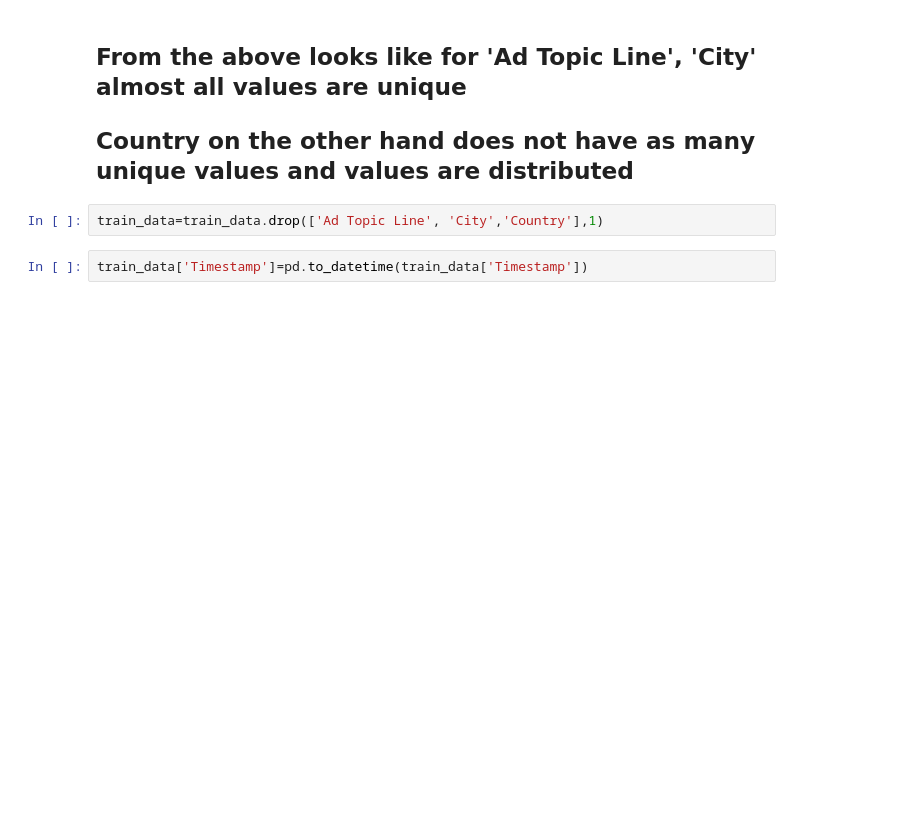
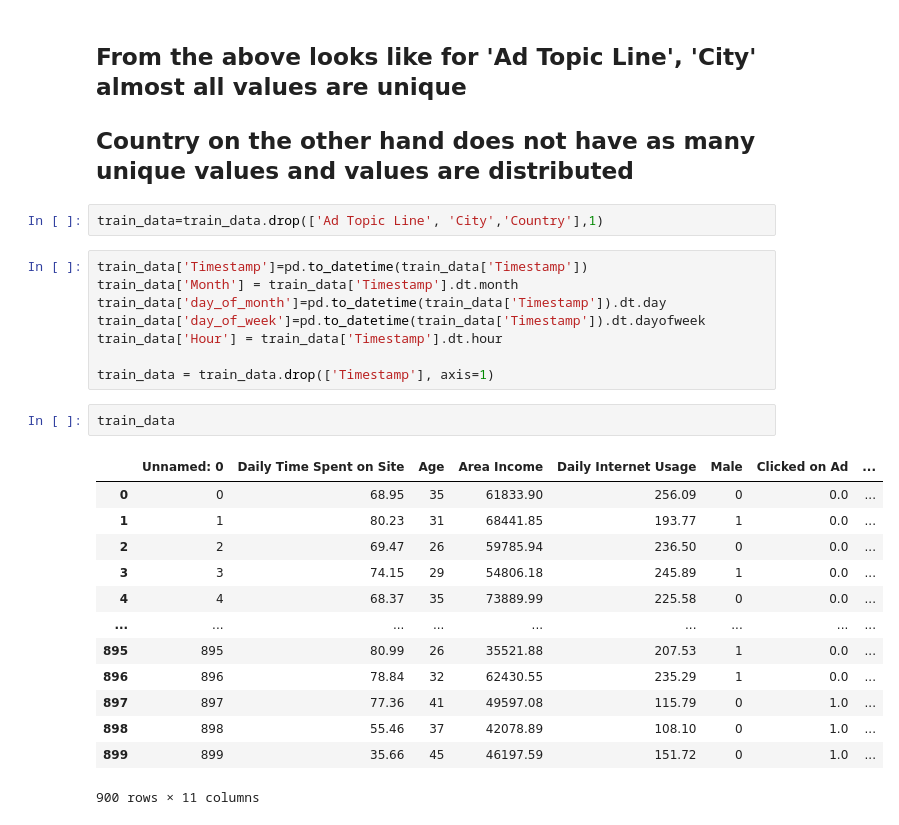
Before and after one commit to malachowicz1/ML, a Jupyter notebook: Ad_Click_Prediction/model.ipynb, the cells around one changed output. Saved outputs shown, nothing was run; the diff lists cells and outputs as text; blank space fills up the shorter version.

```diff
--- a/Ad_Click_Prediction/model.ipynb
+++ b/Ad_Click_Prediction/model.ipynb
@@ -101,5 +101,27 @@ train_data[object_variables].describe(include=['O'])
 ## Country on the other hand does not have as many unique values and values are distributed
 # %%
 train_data=train_data.drop(['Ad Topic Line', 'City','Country'],1)
-# %%
-train_data['Timestamp']=pd.to_datetime(train_data['Timestamp'])
+# %%
+train_data['Timestamp']=pd.to_datetime(train_data['Timestamp'])
+train_data['Month'] = train_data['Timestamp'].dt.month
+train_data['day_of_month']=pd.to_datetime(train_data['Timestamp']).dt.day
+train_data['day_of_week']=pd.to_datetime(train_data['Timestamp']).dt.dayofweek
+train_data['Hour'] = train_data['Timestamp'].dt.hour
+
+train_data = train_data.drop(['Timestamp'], axis=1)
+# %%
+train_data
+# %% [output]
+|  | Unnamed: 0 | Daily Time Spent on Site | Age | Area Income | Daily Internet Usage | Male | Clicked on Ad | ... |
+| 0 | 0 | 68.95 | 35 | 61833.90 | 256.09 | 0 | 0.0 | ... |
+| 1 | 1 | 80.23 | 31 | 68441.85 | 193.77 | 1 | 0.0 | ... |
+| 2 | 2 | 69.47 | 26 | 59785.94 | 236.50 | 0 | 0.0 | ... |
+| 3 | 3 | 74.15 | 29 | 54806.18 | 245.89 | 1 | 0.0 | ... |
+| 4 | 4 | 68.37 | 35 | 73889.99 | 225.58 | 0 | 0.0 | ... |
+| ... | ... | ... | ... | ... | ... | ... | ... | ... |
+| 895 | 895 | 80.99 | 26 | 35521.88 | 207.53 | 1 | 0.0 | ... |
+| 896 | 896 | 78.84 | 32 | 62430.55 | 235.29 | 1 | 0.0 | ... |
+| 897 | 897 | 77.36 | 41 | 49597.08 | 115.79 | 0 | 1.0 | ... |
+| 898 | 898 | 55.46 | 37 | 42078.89 | 108.10 | 0 | 1.0 | ... |
+| 899 | 899 | 35.66 | 45 | 46197.59 | 151.72 | 0 | 1.0 | ... |
+900 rows × 11 columns
```
Also changed, not shown: 1 other file.
